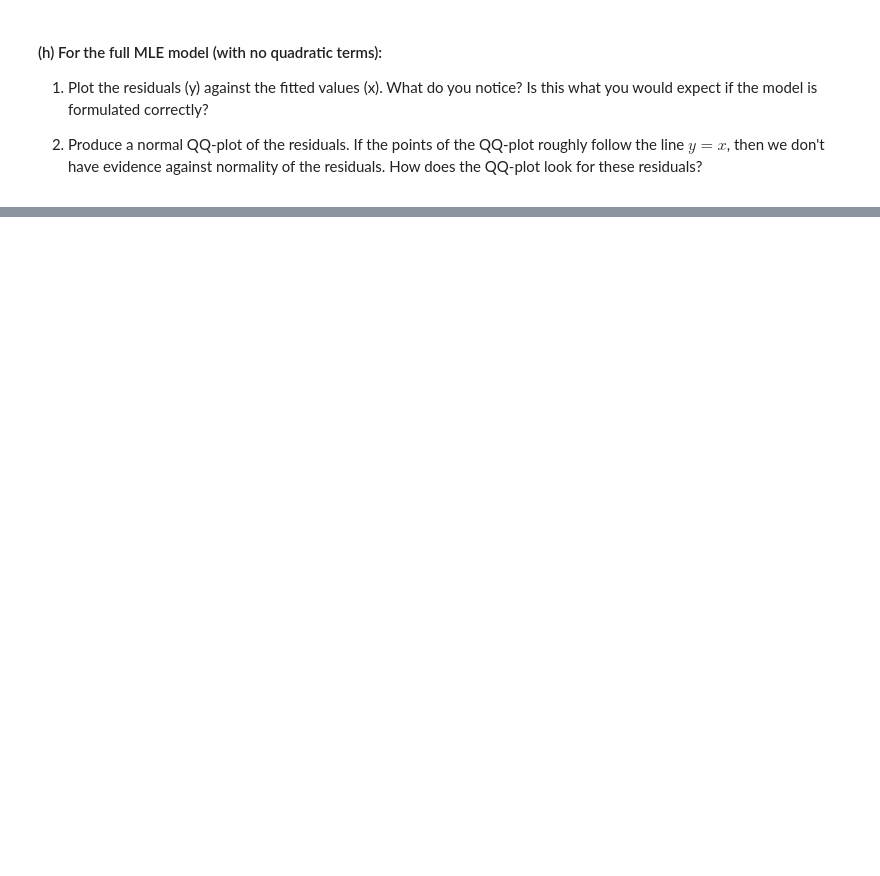
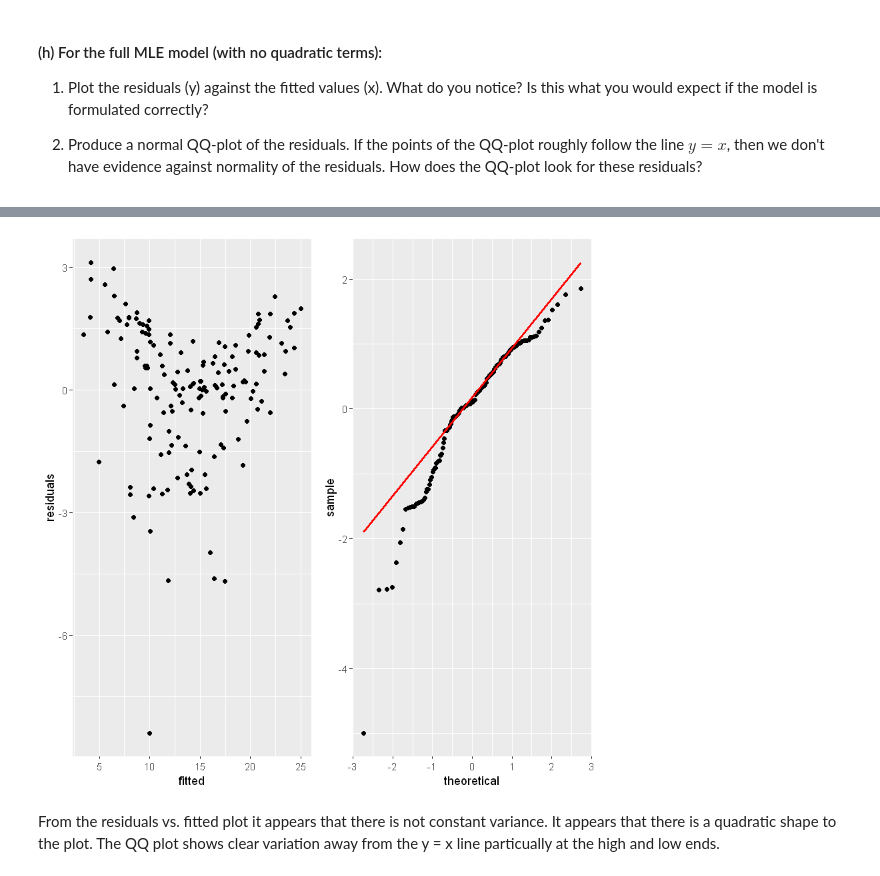
Before and after one commit to jmox0351/Stat_4010_hwrk4, a Jupyter notebook: STAT4010-5010_Sp20_HW4.ipynb, the cells around one changed output, grey strips where cells are left out. Drawn from its saved outputs; the diff is of its cells as text; code cells hidden in the pictures; blank space fills up the shorter version.

```diff
--- a/STAT4010-5010_Sp20_HW4.ipynb
+++ b/STAT4010-5010_Sp20_HW4.ipynb
@@ -147,0 +193,3 @@ YOUR ANSWER HERE
+# %%
+lmod = lm(data = train, sales ~ TV + radio + newspaper)
+summary(lmod)
@@ -183,0 +298,11 @@ YOUR ANSWER HERE
+# %%
+residuals = resid(lmod)
+fitted = fitted(lmod)
+data1 = data.frame(residuals, fitted)
+p1 = ggplot(data = data1, aes(x = fitted, y = residuals)) + geom_point()
+p2 = ggplot(data = train, aes(sample = residuals/sd(residuals))) + stat_qq() + stat_qq_line(color = 'red', size = 1)
+grid.arrange(p1,p2, nrow = 1)
+# %% [output]
+[figure, added]
+# %% [markdown]
+From the residuals vs. fitted plot it appears that there is not constant variance. It appears that there is a quadratic shape to the plot. The QQ plot shows clear variation away from the y = x line particually at the high and low ends.
```
Also changed, not shown: parts of 34 cells of this notebook.
